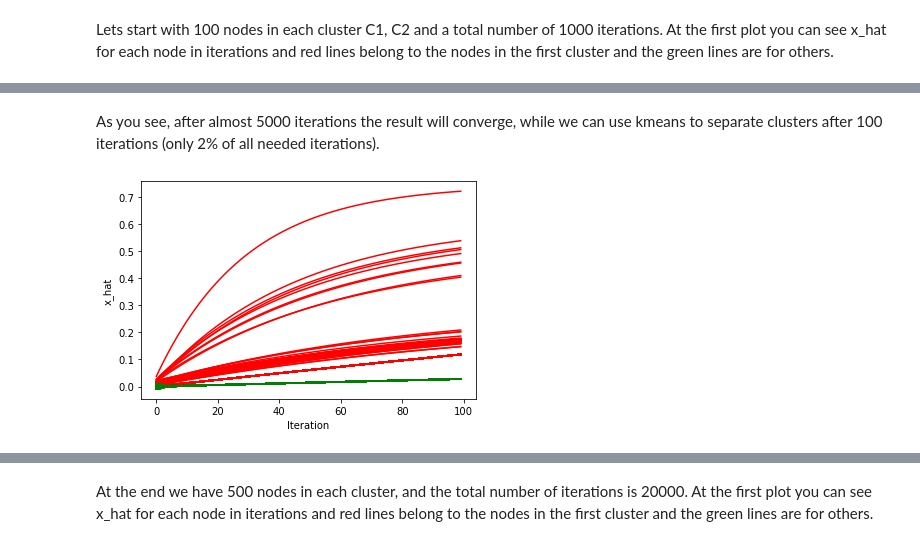
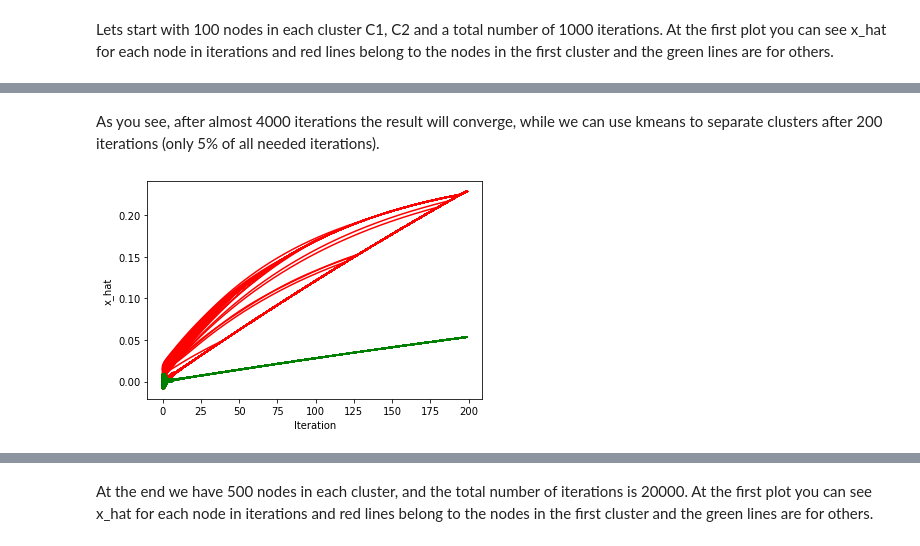
Before and after one commit to sahelyiyi/LocClustNLasso, a Jupyter notebook: loc_clust_kmeans.ipynb, the cells around one changed output, grey strips where cells are left out. Saved outputs shown, nothing was run; the diff lists cells and outputs as text; code cells hidden in the pictures.

Commit message:
update kmeans notebook

```diff
--- a/loc_clust_kmeans.ipynb
+++ b/loc_clust_kmeans.ipynb
@@ -130,3 +135,6 @@ history = run(500, 500, K=5000)
+# %%
+N1, N2 = 500, 500
+history = run(N1, N2, K=4000)
 # %%
 plot_full_charts(history)
 # %% [output]
@@ -134,6 +142,6 @@ plot_full_charts(history)
 # %% [markdown]
-As you see, after almost 5000 iterations the result will converge, while we can use kmeans to separate clusters after 100 iterations (only 2% of all needed iterations).
+As you see, after almost 4000 iterations the result will converge, while we can use kmeans to separate clusters after 200 iterations (only 5% of all needed iterations).
 # %%
-plot_full_charts(history[:100])
+plot_full_charts(history[:200])
 # %% [output]
-[figure, old version]
+[figure, new version]
```
Also changed, not shown: parts of 28 cells of this notebook.
